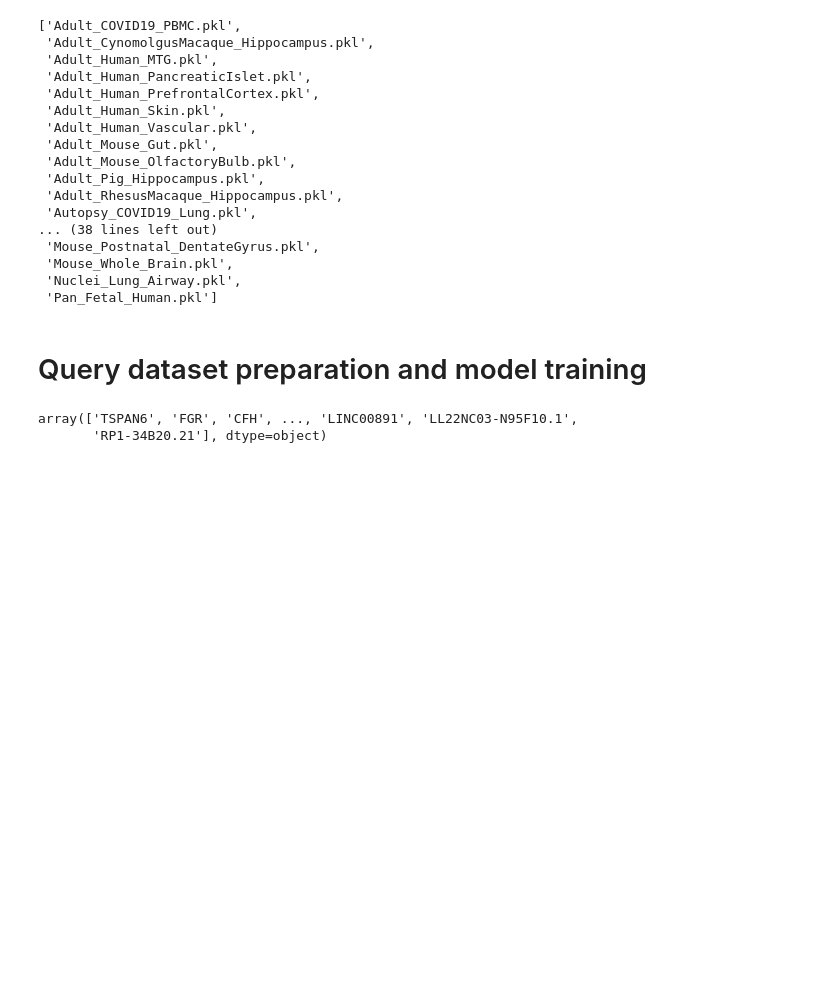
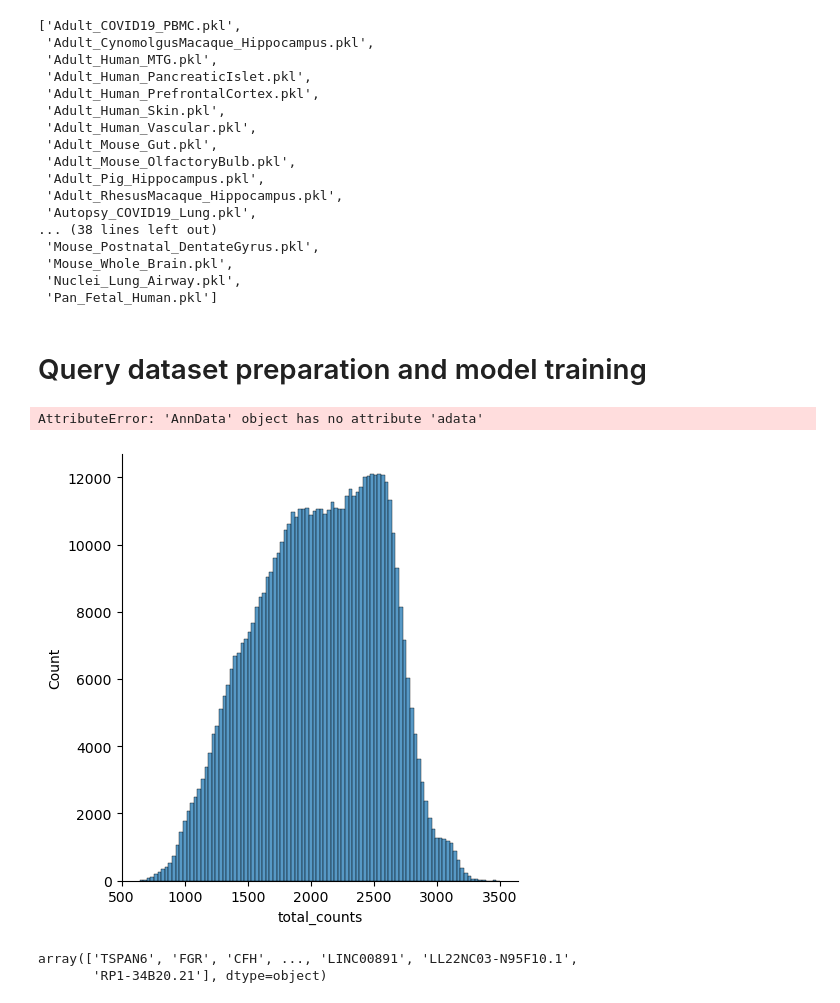
Before and after one commit to Yohan-b976/Transcriptomic-and-proteomic-sc-analysis, a Jupyter notebook: Pipeline folder 0.2/Notebook files/Normalization_MAPPING 0.3.ipynb, the cells around one changed output. Cells and saved outputs as stored; diff of their text form; code cells hidden in the pictures; blank space fills up the shorter version.

```diff
--- a/Pipeline folder 0.2/Notebook files/Normalization_MAPPING 0.3.ipynb
+++ b/Pipeline folder 0.2/Notebook files/Normalization_MAPPING 0.3.ipynb
@@ -81,6 +81,31 @@ def rmve(query):
     return query
 # %%
 query = rmve(query)
+# %%
+query.raw.X # choose raw or normalized counts
+# %% [output]
+AttributeError: 'AnnData' object has no attribute 'adata'
+# %%
+def qc(adata):
+    sc.pp.filter_cells(adata, min_genes = 200)
+    adata.var["mt"] = adata.var_names.str.startswith("MT-")
+    adata.var["ribo"] = adata.var_names.str.startswith("RPS", "RPL")
+    adata.var["hb"] = adata.var_names.str.startswith("^HB[^(P)]")
+    sc.pp.calculate_qc_metrics(adata,qc_vars=["mt","ribo","hb"], inplace = True, percent_top = [20], log1p=True)
+
+    remove = ['total_counts_mt', 'log1p_total_counts_mt', 'total_counts_ribo',
+              'log1p_total_counts_ribo','total_counts_hb','log1p_total_counts_hb']
+
+    adata.obs = adata.obs[[x for x in adata.obs.columns if x not in remove]]
+    return adata
+# %%
+query = qc(query)
+# %%
+query.X = query.raw.X
+# %%
+p1 = sns.displot(query.obs["total_counts"], bins=100, kde=False)
+# %% [output]
+[figure, added]
 # %%
 query_celltypist1 = models.Model.load(model='Human_Lung_Atlas.pkl')
 # %%
```
Also changed, not shown: parts of 3 cells of this notebook.
